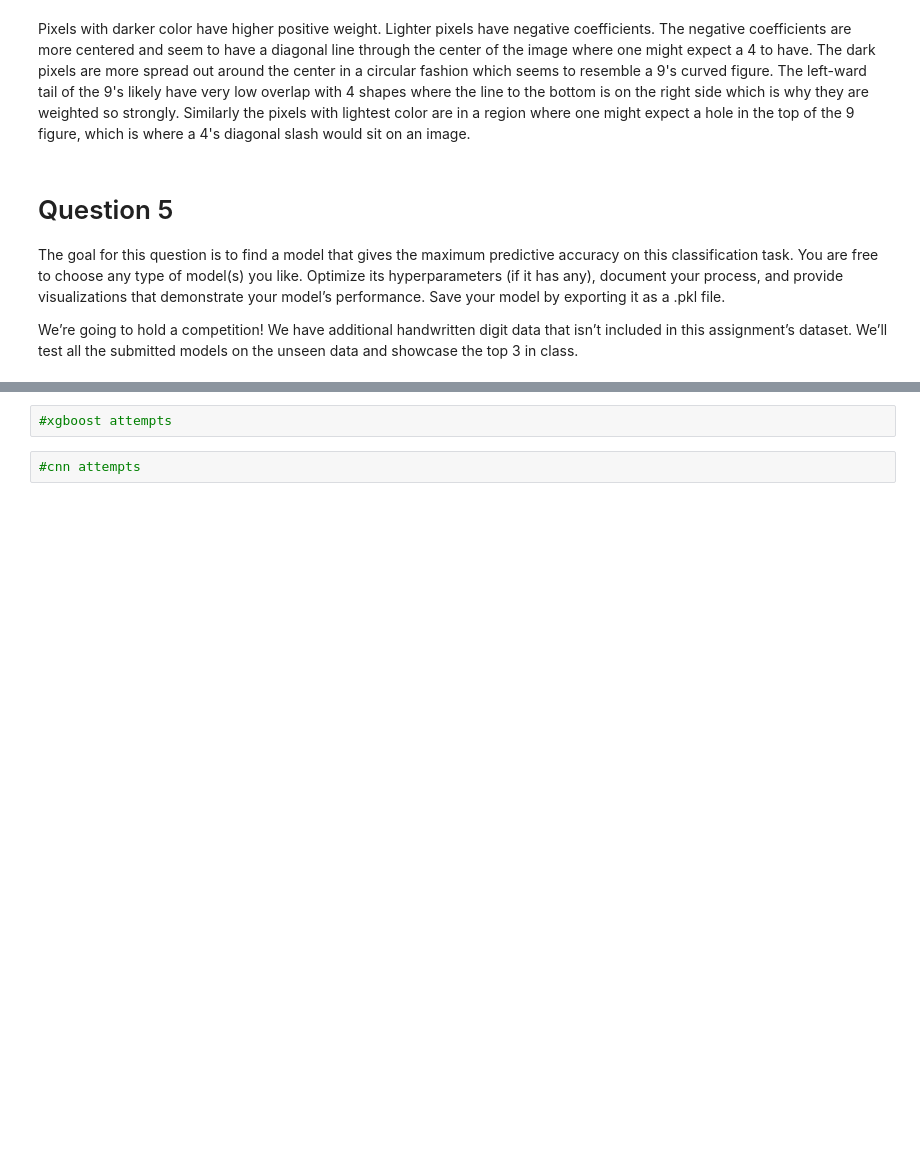
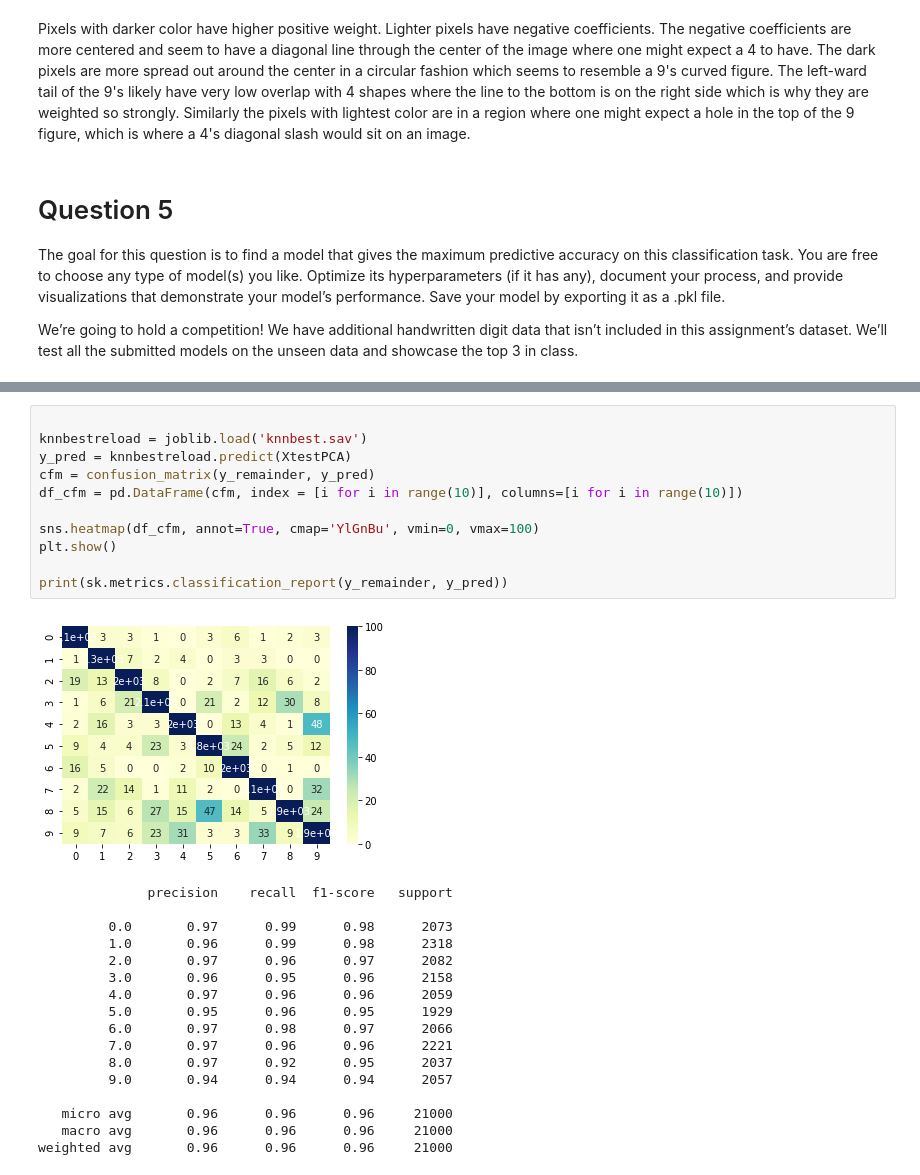
Before and after one commit to InciteG/MNIST, a Jupyter notebook: mnist.ipynb, the cells around one changed output, grey strips where cells are left out. Saved outputs shown, nothing was run; the diff lists cells and outputs as text; blank space fills up the shorter version.

```diff
--- a/mnist.ipynb
+++ b/mnist.ipynb
@@ -1017,4 +1022,29 @@ joblib.dump(knnbest,'knnbest.sav')
-# %%
-#xgboost attempts
-# %%
-#cnn attempts
+# %%
+
+knnbestreload = joblib.load('knnbest.sav')
+y_pred = knnbestreload.predict(XtestPCA)
+cfm = confusion_matrix(y_remainder, y_pred)
+df_cfm = pd.DataFrame(cfm, index = [i for i in range(10)], columns=[i for i in range(10)])
+
+sns.heatmap(df_cfm, annot=True, cmap='YlGnBu', vmin=0, vmax=100)
+plt.show()
+
+print(sk.metrics.classification_report(y_remainder, y_pred))
+# %% [output]
+[figure, added]
+              precision    recall  f1-score   support
+
+         0.0       0.97      0.99      0.98      2073
+         1.0       0.96      0.99      0.98      2318
+         2.0       0.97      0.96      0.97      2082
+         3.0       0.96      0.95      0.96      2158
+         4.0       0.97      0.96      0.96      2059
+         5.0       0.95      0.96      0.95      1929
+         6.0       0.97      0.98      0.97      2066
+         7.0       0.97      0.96      0.96      2221
+         8.0       0.97      0.92      0.95      2037
+         9.0       0.94      0.94      0.94      2057
+
+   micro avg       0.96      0.96      0.96     21000
+   macro avg       0.96      0.96      0.96     21000
+weighted avg       0.96      0.96      0.96     21000
```
Also changed, not shown: parts of 14 cells of this notebook, 3 other files.
